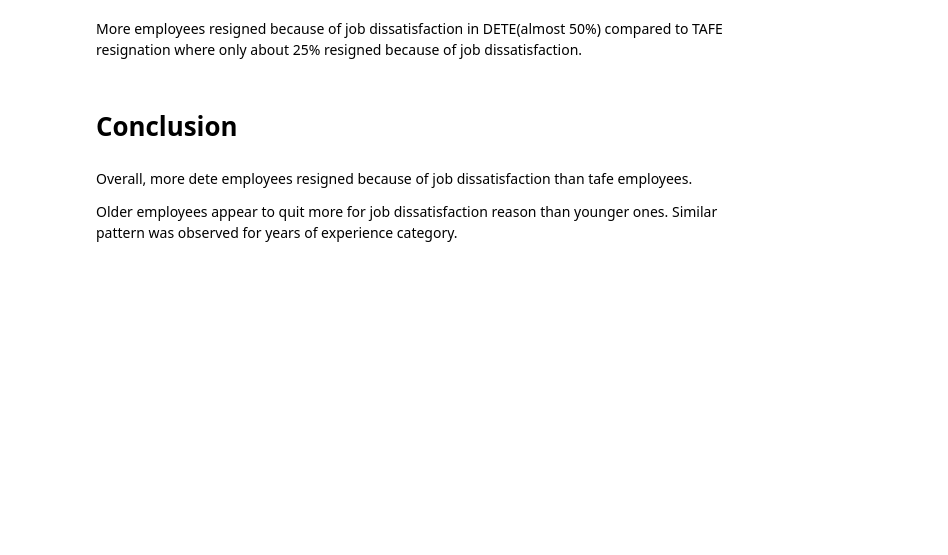
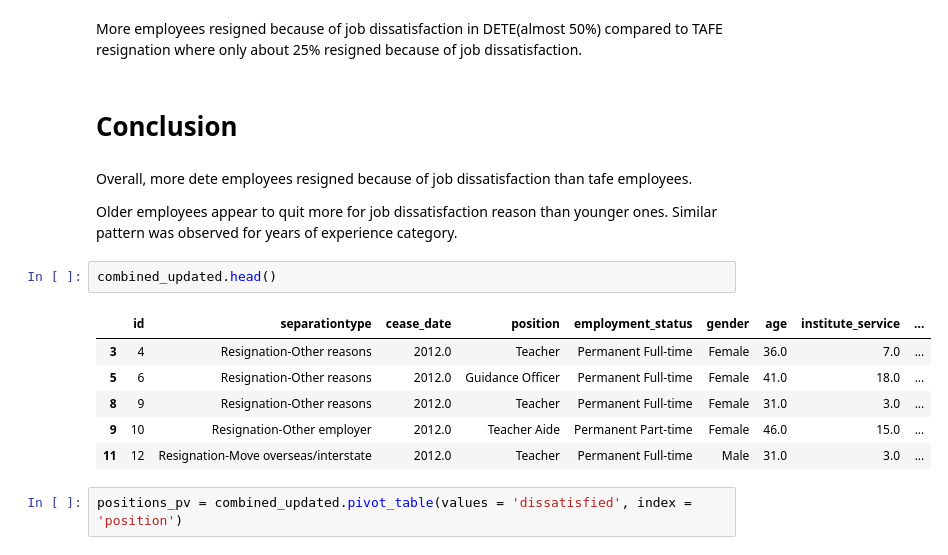
Before and after one commit to Ke-erah/Cousera_Capstone, a Jupyter notebook: DETE_and_TAFE_Employees_Exit_Surveys.ipynb, the cells around one changed output. Cells and saved outputs as stored; diff of their text form; blank space fills up the shorter version.

```diff
--- a/DETE_and_TAFE_Employees_Exit_Surveys.ipynb
+++ b/DETE_and_TAFE_Employees_Exit_Surveys.ipynb
@@ -1064,3 +1068,14 @@ More employees resigned because of job dissatisfaction in DETE(almost 50%) compa
 Overall, more dete employees resigned because of job dissatisfaction than tafe employees.
 
 Older employees appear to quit more for job dissatisfaction reason than younger ones. Similar pattern was observed for years of experience category.
+# %%
+combined_updated.head()
+# %% [output]
+|  | id | separationtype | cease_date | position | employment_status | gender | age | institute_service | ... |
+| 3 | 4 | Resignation-Other reasons | 2012.0 | Teacher | Permanent Full-time | Female | 36.0 | 7.0 | ... |
+| 5 | 6 | Resignation-Other reasons | 2012.0 | Guidance Officer | Permanent Full-time | Female | 41.0 | 18.0 | ... |
+| 8 | 9 | Resignation-Other reasons | 2012.0 | Teacher | Permanent Full-time | Female | 31.0 | 3.0 | ... |
+| 9 | 10 | Resignation-Other employer | 2012.0 | Teacher Aide | Permanent Part-time | Female | 46.0 | 15.0 | ... |
+| 11 | 12 | Resignation-Move overseas/interstate | 2012.0 | Teacher | Permanent Full-time | Male | 31.0 | 3.0 | ... |
+# %%
+positions_pv = combined_updated.pivot_table(values = 'dissatisfied', index = 'position')
```
Also changed, not shown: parts of 10 cells of this notebook.
